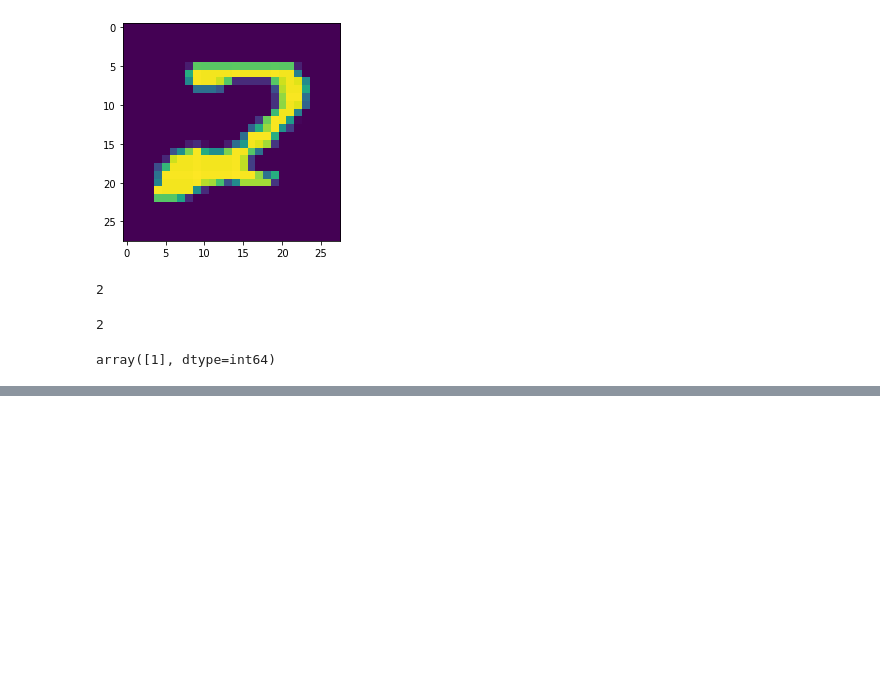
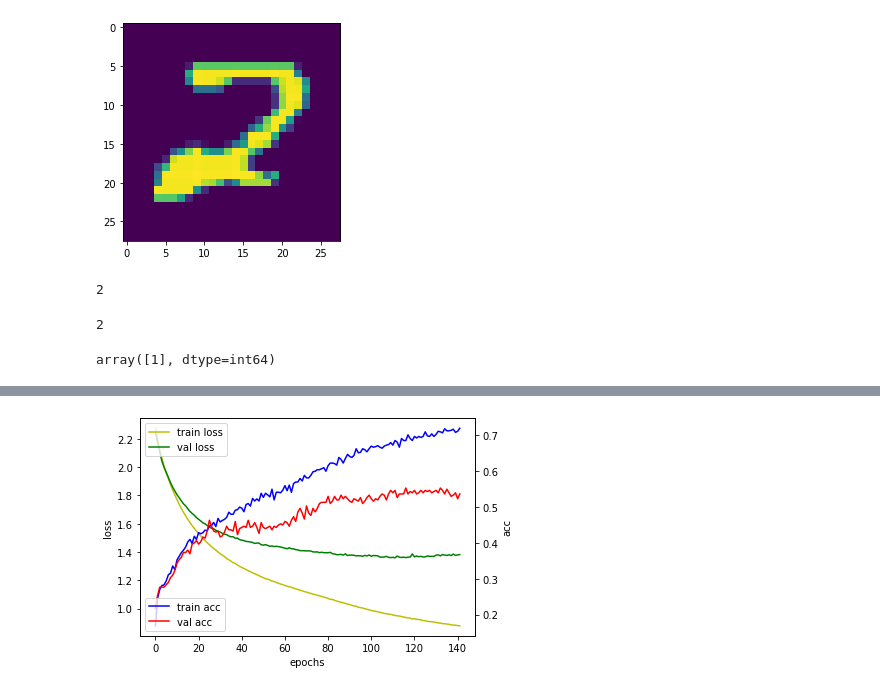
Before and after one commit to Kwangsoo-kim/HW-Big, a Jupyter notebook: src/9_ML_DL/7_딥러닝기초_mnist(손글씨데이터).ipynb, the cells around one changed output, grey strips where cells are left out. Saved outputs shown, nothing was run; the diff lists cells and outputs as text; code cells hidden in the pictures; blank space fills up the shorter version.

```diff
--- a/src/9_ML_DL/7_딥러닝기초_mnist(손글씨데이터).ipynb
+++ b/src/9_ML_DL/7_딥러닝기초_mnist(손글씨데이터).ipynb
@@ -145,0 +287,17 @@ array([1], dtype=int64)
+# %%
+# 5. 모델학습과정을 표시하고 평가하기
+fig, loss_ax = plt.subplots()
+loss_ax.plot(hist.history['loss'],'y',label='train loss')
+loss_ax.plot(hist.history['val_loss'],'g',label='val loss')
+loss_ax.set_xlabel('epochs')
+loss_ax.set_ylabel('loss')
+
+acc_ax = loss_ax.twinx() # x축 공유 하는 acc_ax
+acc_ax.plot(hist.history['accuracy'],'b',label='train acc')
+acc_ax.plot(hist.history['val_accuracy'],'r',label='val acc')
+acc_ax.set_ylabel('acc')
+loss_ax.legend(loc='upper left')
+acc_ax.legend(loc='lower left')
+plt.show()
+# %% [output]
+[figure, added]
```
Also changed, not shown: parts of 20 cells of this notebook, 4 other files.
